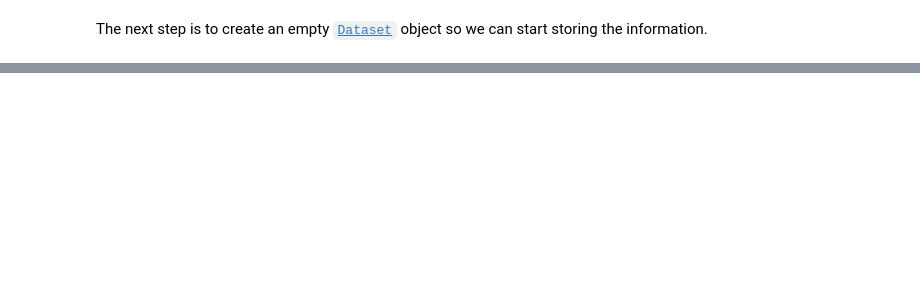
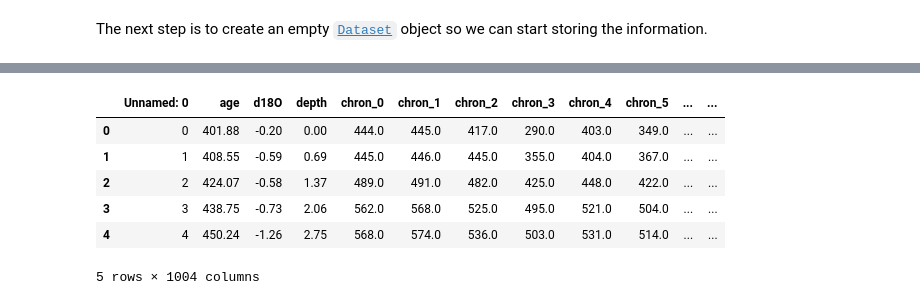
Before and after one commit to LinkedEarth/pylipdTutorials, a Jupyter notebook: notebooks/L3_create_template.ipynb, the cells around one changed output, grey strips where cells are left out. Saved outputs shown, nothing was run; the diff lists cells and outputs as text; code cells hidden in the pictures; blank space fills up the shorter version.

```diff
--- a/notebooks/L3_create_template.ipynb
+++ b/notebooks/L3_create_template.ipynb
@@ -128,0 +480,13 @@ ds = Dataset()
+# %%
+ens_path = "../data/Oman.Tian.2023.chrondf.csv"
+
+df_ens = pd.read_csv(ens_path)
+df_ens.head()
+# %% [output]
+|  | Unnamed: 0 | age | d18O | depth | chron_0 | chron_1 | chron_2 | chron_3 | chron_4 | chron_5 | ... | ... |
+| 0 | 0 | 401.88 | -0.20 | 0.00 | 444.0 | 445.0 | 417.0 | 290.0 | 403.0 | 349.0 | ... | ... |
+| 1 | 1 | 408.55 | -0.59 | 0.69 | 445.0 | 446.0 | 445.0 | 355.0 | 404.0 | 367.0 | ... | ... |
+| 2 | 2 | 424.07 | -0.58 | 1.37 | 489.0 | 491.0 | 482.0 | 425.0 | 448.0 | 422.0 | ... | ... |
+| 3 | 3 | 438.75 | -0.73 | 2.06 | 562.0 | 568.0 | 525.0 | 495.0 | 521.0 | 504.0 | ... | ... |
+| 4 | 4 | 450.24 | -1.26 | 2.75 | 568.0 | 574.0 | 536.0 | 503.0 | 531.0 | 514.0 | ... | ... |
+5 rows × 1004 columns
```
Also changed, not shown: parts of 88 cells of this notebook, 2 other files.
